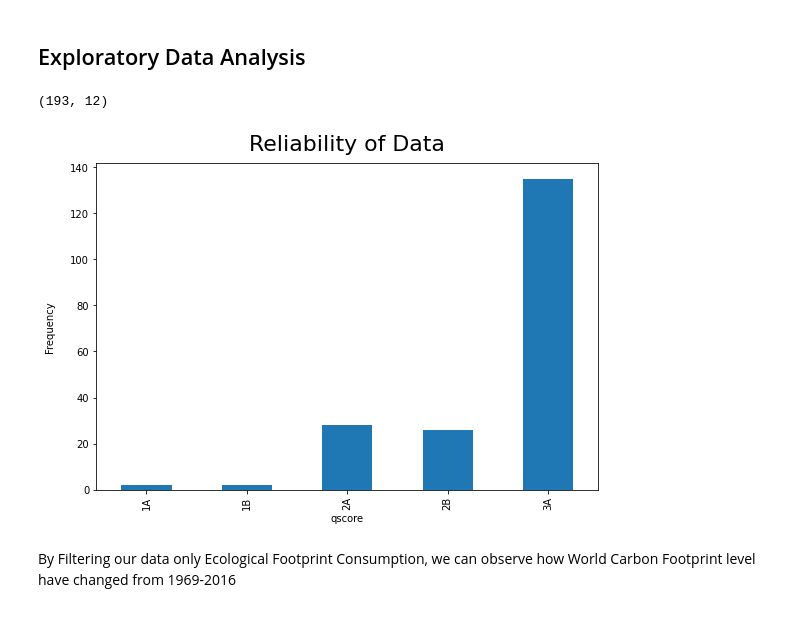
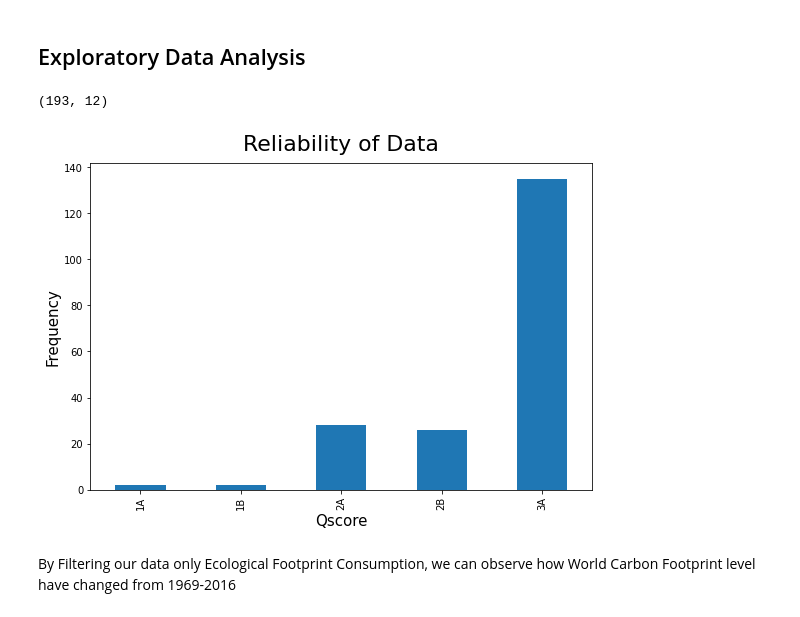
Before and after one commit to ganeshXb/Carbon-Emissions-Ecological-Footprint-Research, a Jupyter notebook: Notebooks/Ecological-Footprint-Biocapacity-EDA.ipynb, the cells around one changed output. Saved outputs shown, nothing was run; the diff lists cells and outputs as text; code cells hidden in the pictures.

```diff
--- a/Notebooks/Ecological-Footprint-Biocapacity-EDA.ipynb
+++ b/Notebooks/Ecological-Footprint-Biocapacity-EDA.ipynb
@@ -133,21 +133,22 @@ By dropping duplicate countries, we can realised for how reliable our overall da
 # %%
 #drop duplicates
 countryUniquedata = data.drop_duplicates(subset = "country")
 countryUniqueCleaned = df.drop_duplicates(subset = "country")
 
 print(countryUniquedata.shape)
 #print(countryUnique.tail(20))
 
 %matplotlib inline
 #observe qscore
 countryUniquedata.groupby('qscore').size().plot(kind = 'bar', figsize=(9, 6))
-plt.ylabel("Frequency", labelpad=15)
+plt.ylabel("Frequency", fontsize=15)
+plt.xlabel("Qscore", fontsize=15)
 plt.title("Reliability of Data", y=1.02, fontsize=22)
 plt.show()
 #countryUniqueCleaned.groupby('QScore').size().plot(kind = 'bar')
 # %% [output]
 (193, 12)
-[figure, old version]
+[figure, new version]
 # %% [markdown]
 By Filtering our data only Ecological Footprint Consumption, we can observe how World Carbon Footprint level have changed from 1969-2016
 # %%
```
Also changed, not shown: parts of 12 cells of this notebook.
